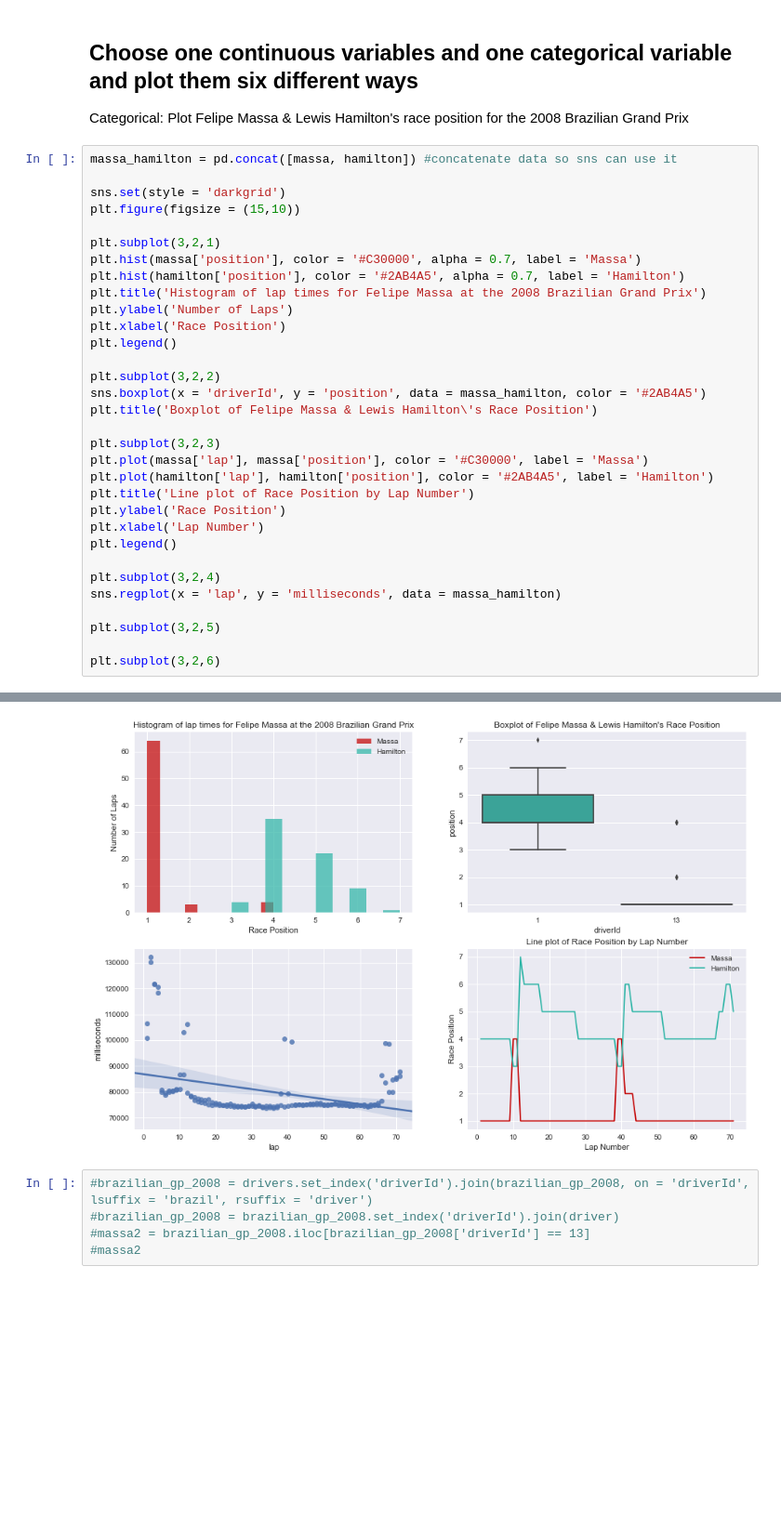
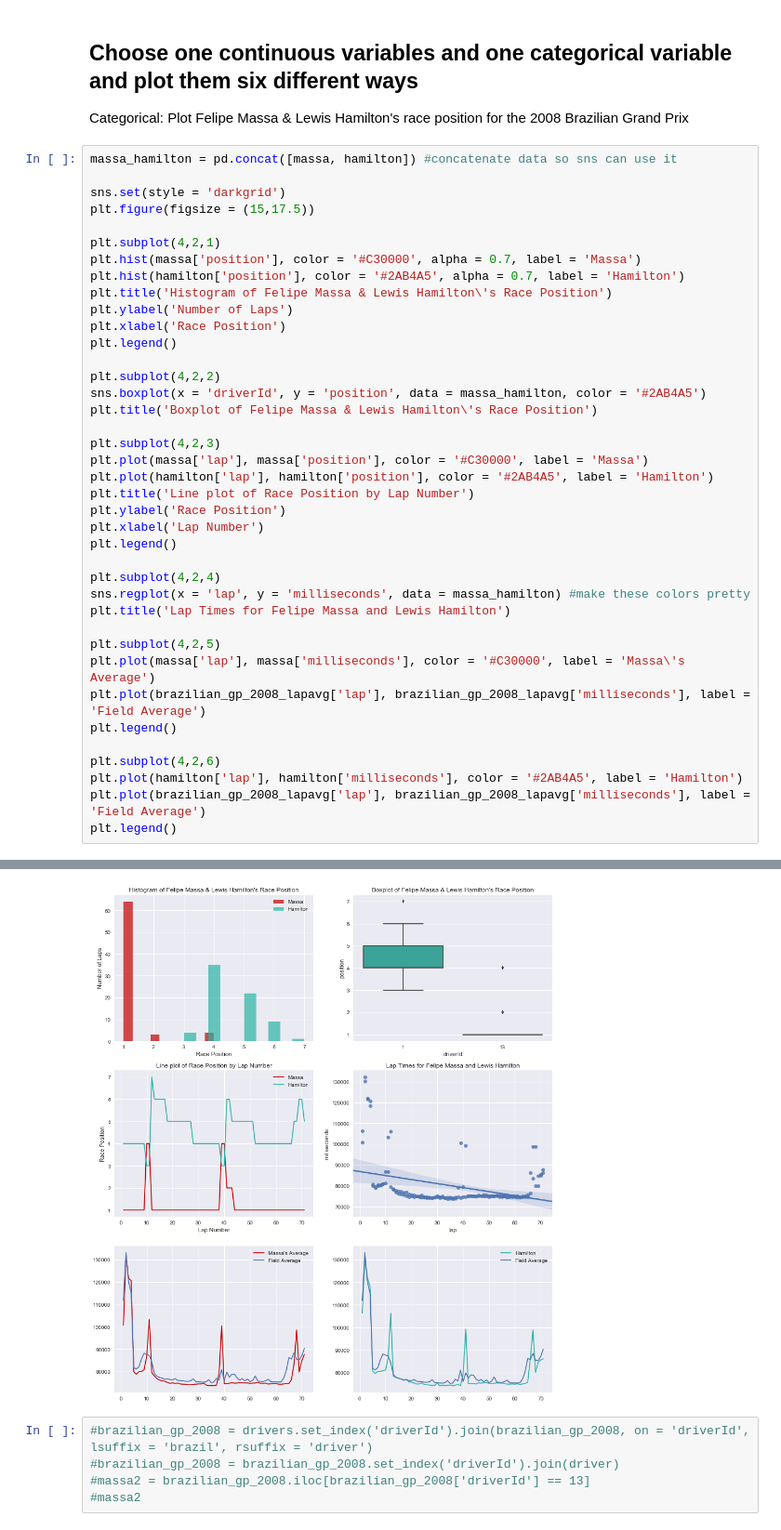
Before and after one commit to brianmcguckin/thinkful_data_science, a Jupyter notebook: drill_present_the_same_data_multiple_ways.ipynb, the cells around one changed output, grey strips where cells are left out. Shown at 93% size. Drawn from its saved outputs; the diff is of its cells as text; blank space fills up the shorter version.

```diff
--- a/drill_present_the_same_data_multiple_ways.ipynb
+++ b/drill_present_the_same_data_multiple_ways.ipynb
@@ -119,38 +119,45 @@ Categorical: Plot Felipe Massa & Lewis Hamilton's race position for the 2008 Bra
 # %%
 massa_hamilton = pd.concat([massa, hamilton]) #concatenate data so sns can use it
 
 sns.set(style = 'darkgrid')
-plt.figure(figsize = (15,10))
+plt.figure(figsize = (15,17.5))
 
-plt.subplot(3,2,1)
+plt.subplot(4,2,1)
 plt.hist(massa['position'], color = '#C30000', alpha = 0.7, label = 'Massa')
 plt.hist(hamilton['position'], color = '#2AB4A5', alpha = 0.7, label = 'Hamilton')
-plt.title('Histogram of lap times for Felipe Massa at the 2008 Brazilian Grand Prix')
+plt.title('Histogram of Felipe Massa & Lewis Hamilton\'s Race Position')
 plt.ylabel('Number of Laps')
 plt.xlabel('Race Position')
 plt.legend()
 
-plt.subplot(3,2,2)
+plt.subplot(4,2,2)
 sns.boxplot(x = 'driverId', y = 'position', data = massa_hamilton, color = '#2AB4A5')
 plt.title('Boxplot of Felipe Massa & Lewis Hamilton\'s Race Position')
 
-plt.subplot(3,2,3)
+plt.subplot(4,2,3)
 plt.plot(massa['lap'], massa['position'], color = '#C30000', label = 'Massa')
 plt.plot(hamilton['lap'], hamilton['position'], color = '#2AB4A5', label = 'Hamilton')
 plt.title('Line plot of Race Position by Lap Number')
 plt.ylabel('Race Position')
 plt.xlabel('Lap Number')
 plt.legend()
 
-plt.subplot(3,2,4)
-sns.regplot(x = 'lap', y = 'milliseconds', data = massa_hamilton)
+plt.subplot(4,2,4)
+sns.regplot(x = 'lap', y = 'milliseconds', data = massa_hamilton) #make these colors pretty
+plt.title('Lap Times for Felipe Massa and Lewis Hamilton')
 
-plt.subplot(3,2,5)
+plt.subplot(4,2,5)
+plt.plot(massa['lap'], massa['milliseconds'], color = '#C30000', label = 'Massa\'s Average')
+plt.plot(brazilian_gp_2008_lapavg['lap'], brazilian_gp_2008_lapavg['milliseconds'], label = 'Field Average')
+plt.legend()
 
-plt.subplot(3,2,6)
+plt.subplot(4,2,6)
+plt.plot(hamilton['lap'], hamilton['milliseconds'], color = '#2AB4A5', label = 'Hamilton')
+plt.plot(brazilian_gp_2008_lapavg['lap'], brazilian_gp_2008_lapavg['milliseconds'], label = 'Field Average')
+plt.legend()
 # %% [output]
 <matplotlib.legend.Legend at 0x...>
-[figure, old version]
+[figure, new version]
 # %%
 #brazilian_gp_2008 = drivers.set_index('driverId').join(brazilian_gp_2008, on = 'driverId', lsuffix = 'brazil', rsuffix = 'driver')
 #brazilian_gp_2008 = brazilian_gp_2008.set_index('driverId').join(driver)
```
